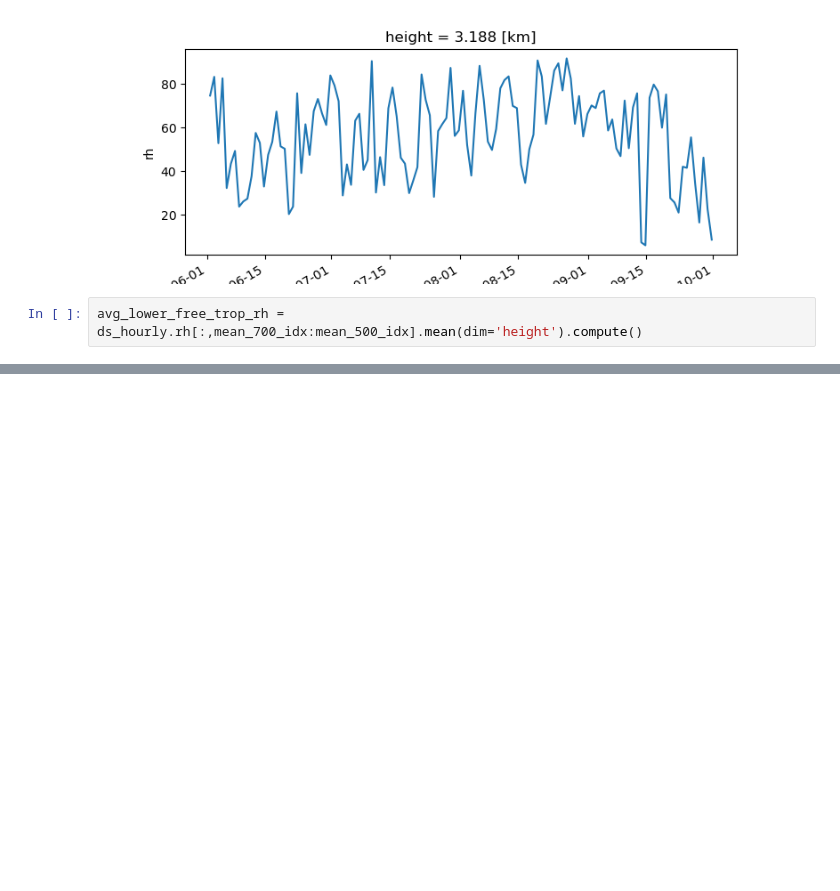
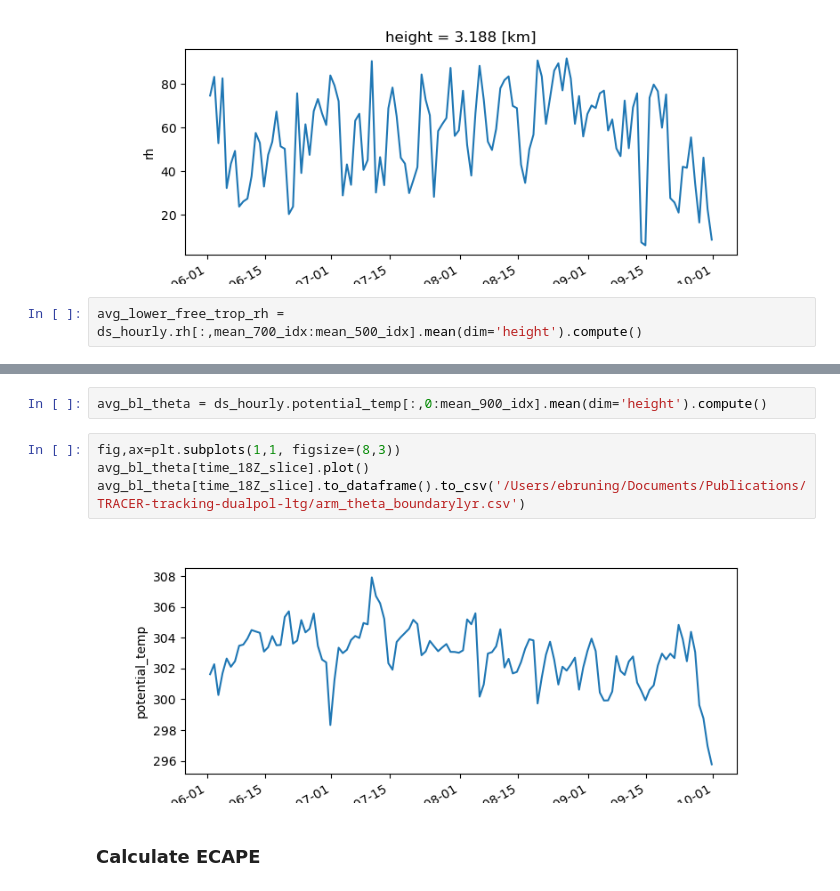
Before and after one commit to deeplycloudy/TRACER-PAWS-NEXRAD-LMA, a Jupyter notebook: notebooks/arm-interp-sonde-read.ipynb, the cells around one changed output, grey strips where cells are left out. Cells and saved outputs as stored; diff of their text form; blank space fills up the shorter version.

```diff
--- a/notebooks/arm-interp-sonde-read.ipynb
+++ b/notebooks/arm-interp-sonde-read.ipynb
@@ -126,0 +138,10 @@ avg_lower_free_trop_rh[time_18Z_slice].to_dataframe().to_csv('/Users/ebruning/Do
+# %%
+avg_bl_theta = ds_hourly.potential_temp[:,0:mean_900_idx].mean(dim='height').compute()
+# %%
+fig,ax=plt.subplots(1,1, figsize=(8,3))
+avg_bl_theta[time_18Z_slice].plot()
+avg_bl_theta[time_18Z_slice].to_dataframe().to_csv('/Users/ebruning/Documents/Publications/TRACER-tracking-dualpol-ltg/arm_theta_boundarylyr.csv')
+# %% [output]
+[figure, added]
+# %% [markdown]
+### Calculate ECAPE
```
Also changed, not shown: parts of 28 cells of this notebook, 1 other file.
